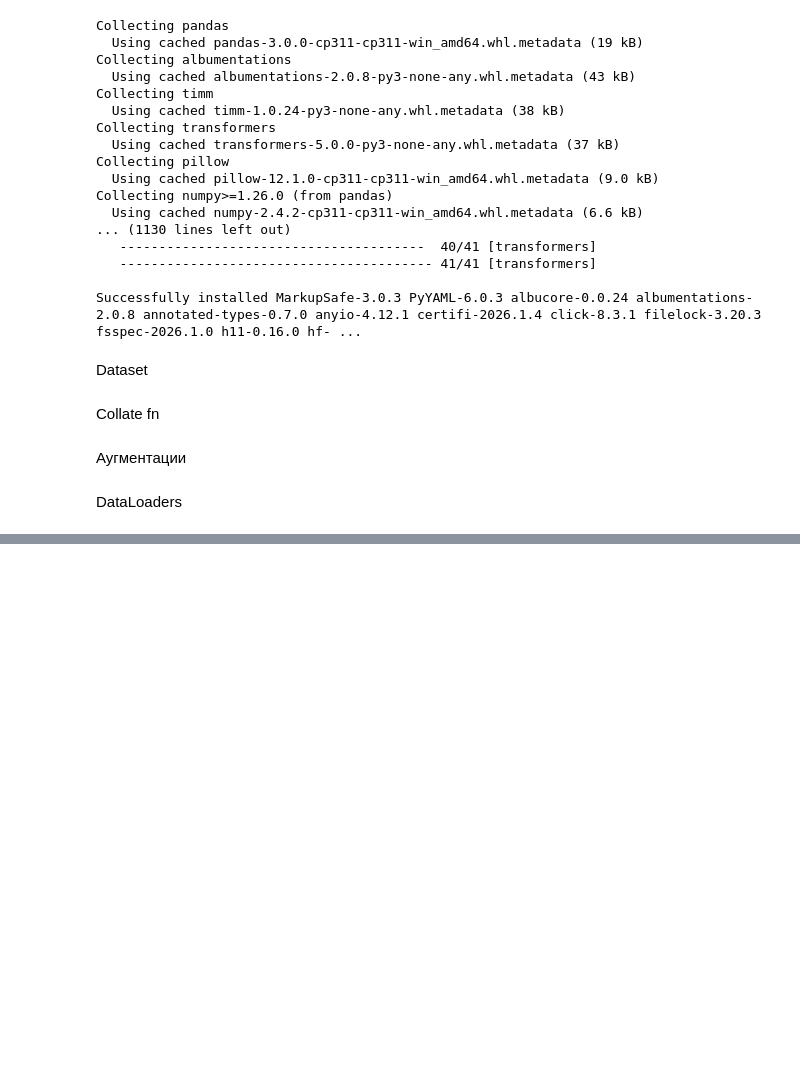
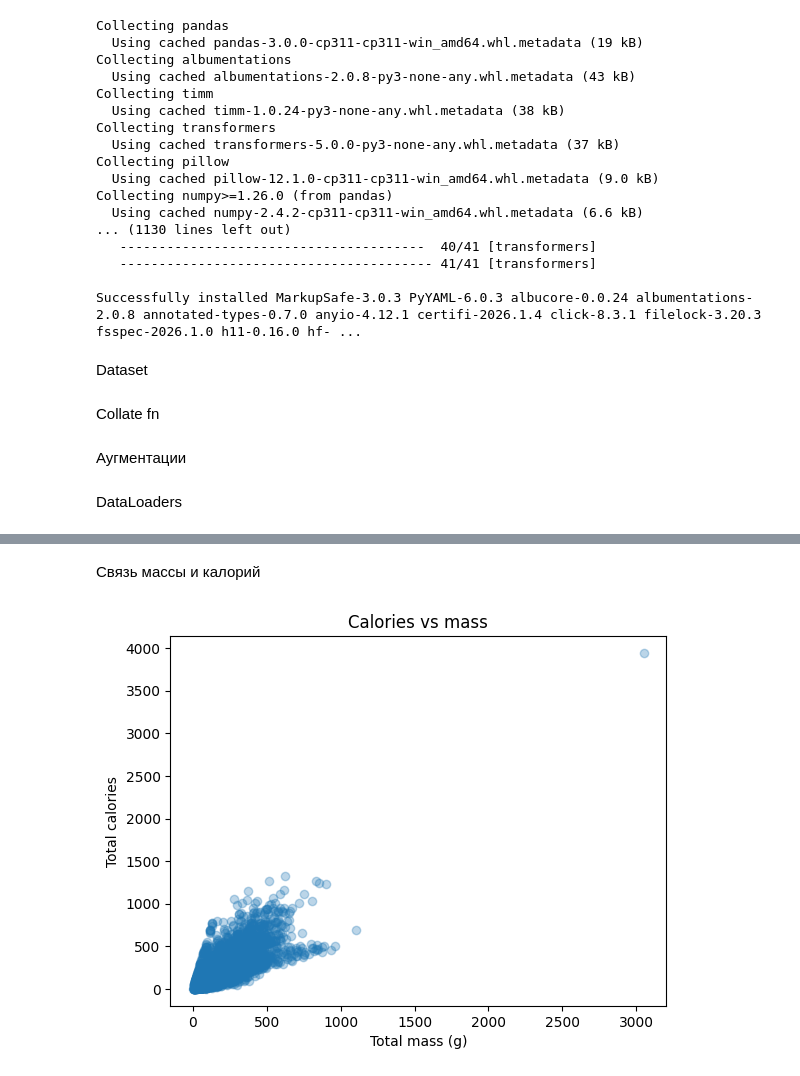
Before and after one commit to bigdatacon/SPR_FIN_PR, a Jupyter notebook: SPR_4_FIN.ipynb, the cells around one changed output, grey strips where cells are left out. Drawn from its saved outputs; the diff is of its cells as text; code cells hidden in the pictures; blank space fills up the shorter version.

```diff
--- a/SPR_4_FIN.ipynb
+++ b/SPR_4_FIN.ipynb
@@ -172,0 +217,15 @@ test_loader = DataLoader(
+# %% [markdown]
+Связь массы и калорий
+# %%
+plt.figure()
+plt.scatter(
+    dish_df["total_mass"],
+    dish_df["total_calories"],
+    alpha=0.3
+)
+plt.xlabel("Total mass (g)")
+plt.ylabel("Total calories")
+plt.title("Calories vs mass")
+plt.show()
+# %% [output]
+[figure, added]
```
Also changed, not shown: parts of 15 cells of this notebook.
